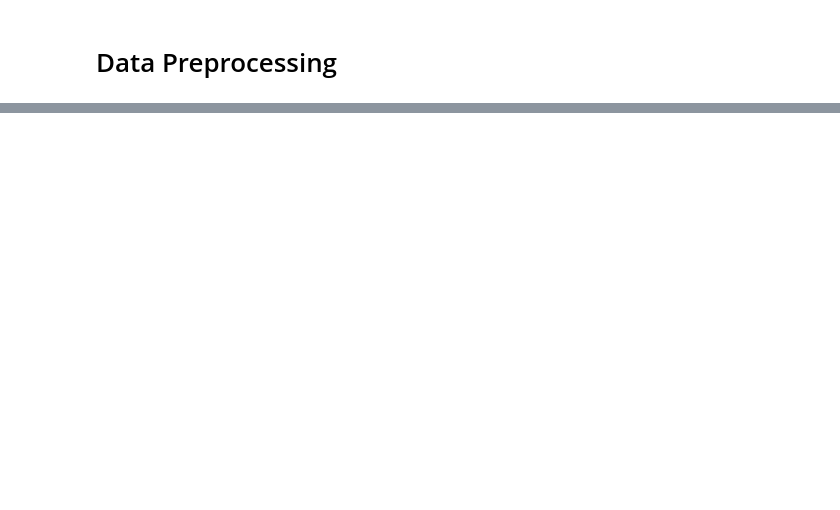
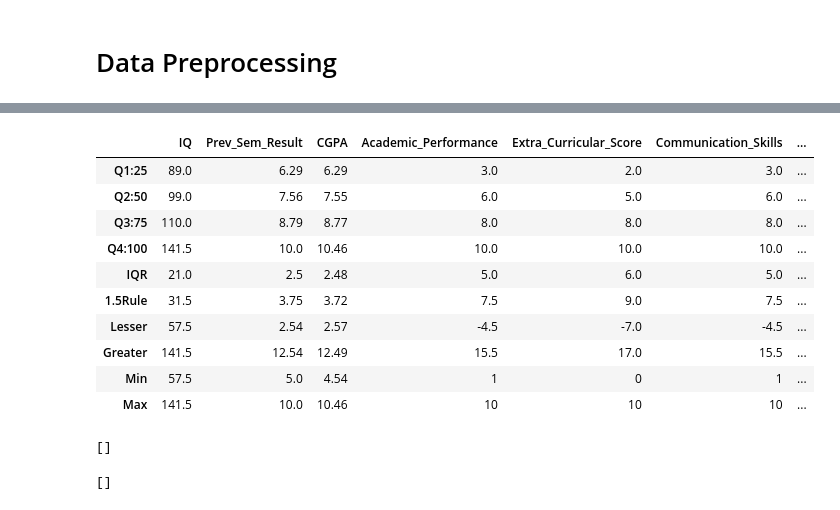
Before and after one commit to SENTHILKUMARTH/Week9.1-Capstone-Project, a Jupyter notebook: Week9.1-Capstone Project/2.Data Preprocessing/Student-Placement-capstone.ipynb, the cells around one changed output, grey strips where cells are left out. Cells and saved outputs as stored; diff of their text form; code cells hidden in the pictures; blank space fills up the shorter version.

```diff
--- a/Week9.1-Capstone Project/2.Data Preprocessing/Student-Placement-capstone.ipynb
+++ b/Week9.1-Capstone Project/2.Data Preprocessing/Student-Placement-capstone.ipynb
@@ -82,0 +151,27 @@ dataset
+# %%
+univariate = pd.DataFrame(index=["Q1:25","Q2:50","Q3:75","Q4:100","IQR","1.5Rule","Lesser","Greater","Min","Max"],columns=quant)
+for columnName in quant:
+    univariate.loc["Q1:25", [columnName]] = dataset.describe()[columnName]["25%"]
+    univariate.loc["Q2:50", [columnName]] = dataset.describe()[columnName]["50%"]
+    univariate.loc["Q3:75", [columnName]] = dataset.describe()[columnName]["75%"]
+    univariate.loc["Q4:100", [columnName]] = dataset.describe()[columnName]["max"]
+    univariate.loc["IQR", [columnName]] = univariate.loc["Q3:75", [columnName]] - univariate.loc["Q1:25", [columnName]]
+    univariate.loc["1.5Rule", [columnName]] = 1.5* univariate.loc["IQR", [columnName]]
+    univariate.loc["Lesser", [columnName]] = univariate.loc["Q1:25", [columnName]] - univariate.loc["1.5Rule", [columnName]]
+    univariate.loc["Greater", [columnName]] = univariate.loc["Q3:75", [columnName]] + univariate.loc["1.5Rule", [columnName]]
+    univariate.loc["Min", [columnName]] = dataset[columnName].min()
+    univariate.loc["Max", [columnName]] = dataset[columnName].max()
+# %%
+univariate
+# %% [output]
+|  | IQ | Prev_Sem_Result | CGPA | Academic_Performance | Extra_Curricular_Score | Communication_Skills | ... |
+| Q1:25 | 89.0 | 6.29 | 6.29 | 3.0 | 2.0 | 3.0 | ... |
+| Q2:50 | 99.0 | 7.56 | 7.55 | 6.0 | 5.0 | 6.0 | ... |
+| Q3:75 | 110.0 | 8.79 | 8.77 | 8.0 | 8.0 | 8.0 | ... |
+| Q4:100 | 141.5 | 10.0 | 10.46 | 10.0 | 10.0 | 10.0 | ... |
+| IQR | 21.0 | 2.5 | 2.48 | 5.0 | 6.0 | 5.0 | ... |
+| 1.5Rule | 31.5 | 3.75 | 3.72 | 7.5 | 9.0 | 7.5 | ... |
+| Lesser | 57.5 | 2.54 | 2.57 | -4.5 | -7.0 | -4.5 | ... |
+| Greater | 141.5 | 12.54 | 12.49 | 15.5 | 17.0 | 15.5 | ... |
+| Min | 57.5 | 5.0 | 4.54 | 1 | 0 | 1 | ... |
+| Max | 141.5 | 10.0 | 10.46 | 10 | 10 | 10 | ... |
@@ -82,0 +186,8 @@ dataset
+# %%
+lesser
+# %% [output]
+[]
+# %%
+greater
+# %% [output]
+[]
```
Also changed, not shown: parts of 24 cells of this notebook, 1 other file.
